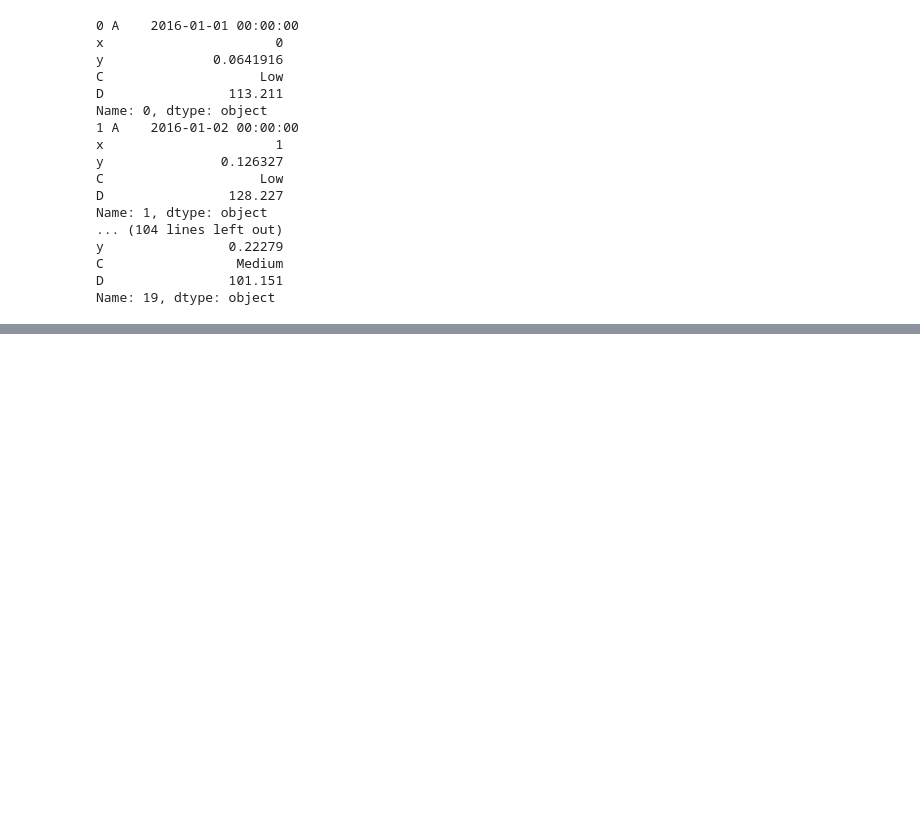
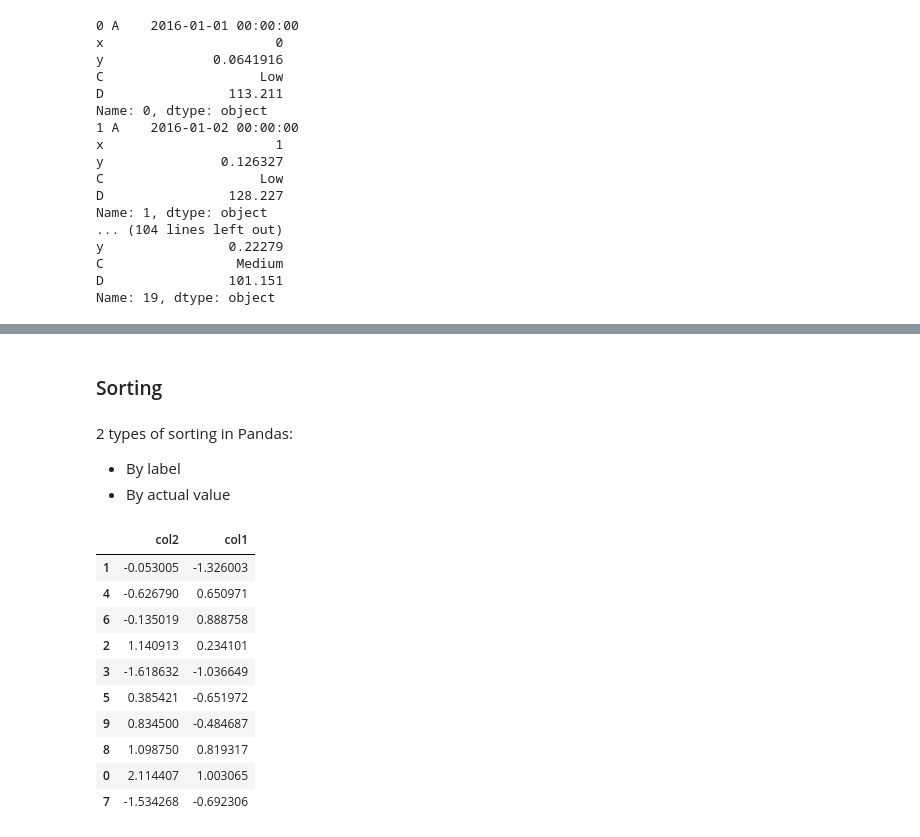
Before and after one commit to mga321/tutorialspoint_notebooks, a Jupyter notebook: pandas.ipynb, the cells around one changed output, grey strips where cells are left out. Saved outputs shown, nothing was run; the diff lists cells and outputs as text; code cells hidden in the pictures; blank space fills up the shorter version.

Commit message:
Sorting

```diff
--- a/pandas.ipynb
+++ b/pandas.ipynb
@@ -850,3 +850,25 @@ Pandas(Index=16, A=Timestamp('2016-01-17 00:00:00'), x=16.0, y=0.165301079978343
 Pandas(Index=17, A=Timestamp('2016-01-18 00:00:00'), x=17.0, y=0.7441048310103083, C='Medium', D=101.23415042423828)
 Pandas(Index=18, A=Timestamp('2016-01-19 00:00:00'), x=18.0, y=0.2937412884922367, C='Medium', D=99.91439014770283)
 Pandas(Index=19, A=Timestamp('2016-01-20 00:00:00'), x=19.0, y=0.2227900811727399, C='Medium', D=101.15060491531462)
+# %% [markdown]
+### Sorting
+# %% [markdown]
+2 types of sorting in Pandas:
+- By label
+- By actual value
+# %%
+# Creat an unsorted DataFrame for this secion
+unsorted_df = pd.DataFrame(np.random.randn(10,2), index=[1, 4, 6, 2, 3, 5, 9, 8, 0, 7], columns=['col2', 'col1'])
+unsorted_df  # The labels and values are both unsorted
+# %% [output]
+|  | col2 | col1 |
+| 1 | -0.053005 | -1.326003 |
+| 4 | -0.626790 | 0.650971 |
+| 6 | -0.135019 | 0.888758 |
+| 2 | 1.140913 | 0.234101 |
+| 3 | -1.618632 | -1.036649 |
+| 5 | 0.385421 | -0.651972 |
+| 9 | 0.834500 | -0.484687 |
+| 8 | 1.098750 | 0.819317 |
+| 0 | 2.114407 | 1.003065 |
+| 7 | -1.534268 | -0.692306 |
```
Also changed, not shown: parts of 6 cells of this notebook.
